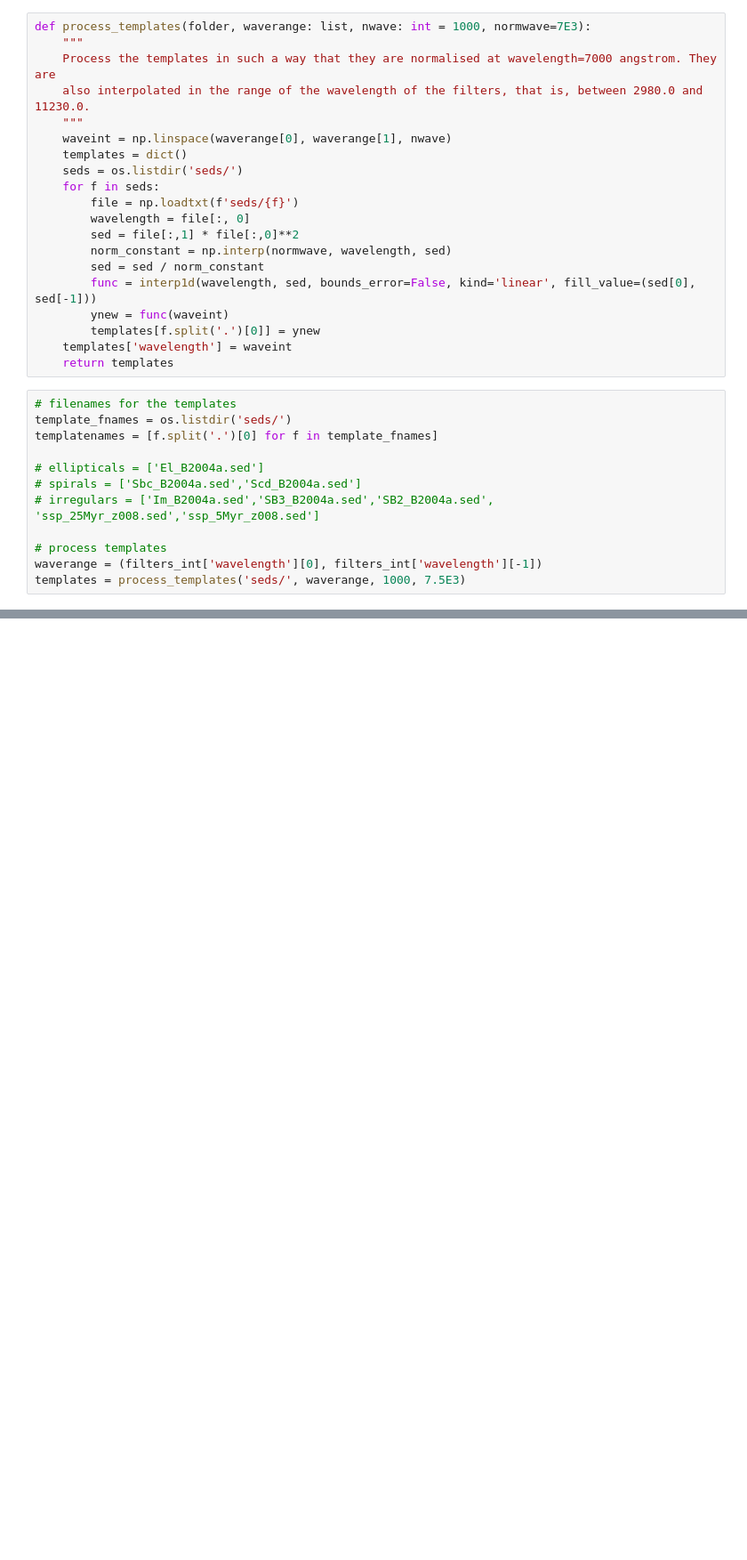
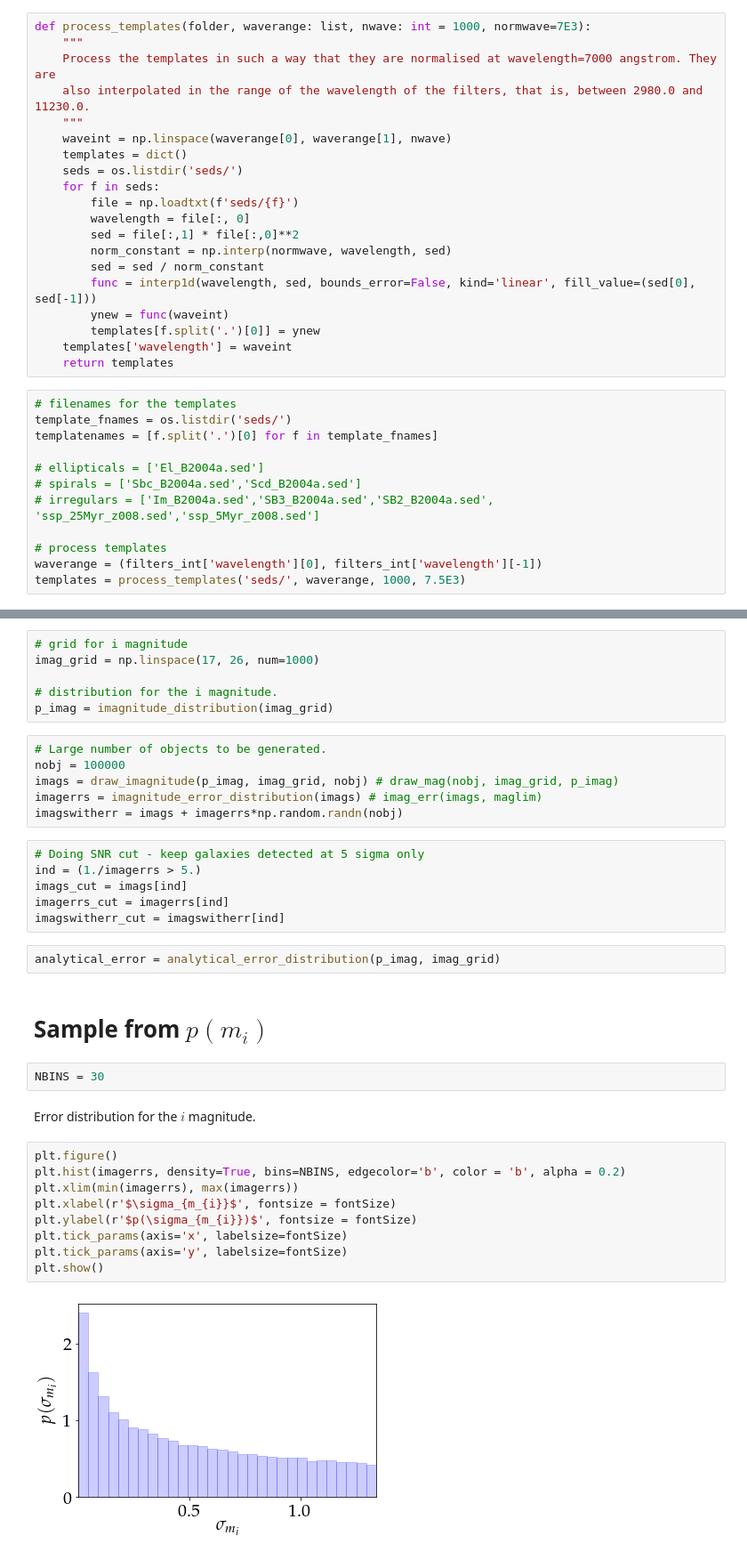
Before and after one commit to Harry45/BHM-nz, a Jupyter notebook: reference/BL-2016/understanding.ipynb, the cells around one changed output, grey strips where cells are left out. Shown at 89% size. Drawn from its saved outputs; the diff is of its cells as text; blank space fills up the shorter version.

```diff
--- a/reference/BL-2016/understanding.ipynb
+++ b/reference/BL-2016/understanding.ipynb
@@ -195,0 +234,37 @@ plt.show()
+# %%
+# grid for i magnitude
+imag_grid = np.linspace(17, 26, num=1000)
+
+# distribution for the i magnitude.
+p_imag = imagnitude_distribution(imag_grid)
+# %%
+# Large number of objects to be generated.
+nobj = 100000
+imags = draw_imagnitude(p_imag, imag_grid, nobj) # draw_mag(nobj, imag_grid, p_imag)
+imagerrs = imagnitude_error_distribution(imags) # imag_err(imags, maglim)
+imagswitherr = imags + imagerrs*np.random.randn(nobj)
+# %%
+# Doing SNR cut - keep galaxies detected at 5 sigma only
+ind = (1./imagerrs > 5.)
+imags_cut = imags[ind]
+imagerrs_cut = imagerrs[ind]
+imagswitherr_cut = imagswitherr[ind]
+# %%
+analytical_error = analytical_error_distribution(p_imag, imag_grid)
+# %% [markdown]
+# Sample from $p(m_{i})$
+# %%
+NBINS = 30
+# %% [markdown]
+Error distribution for the $i$ magnitude.
+# %%
+plt.figure()
+plt.hist(imagerrs, density=True, bins=NBINS, edgecolor='b', color = 'b', alpha = 0.2)
+plt.xlim(min(imagerrs), max(imagerrs))
+plt.xlabel(r'$\sigma_{m_{i}}$', fontsize = fontSize)
+plt.ylabel(r'$p(\sigma_{m_{i}})$', fontsize = fontSize)
+plt.tick_params(axis='x', labelsize=fontSize)
+plt.tick_params(axis='y', labelsize=fontSize)
+plt.show()
+# %% [output]
+[figure, added]
```
Also changed, not shown: parts of 9 cells of this notebook, 1 other file.
